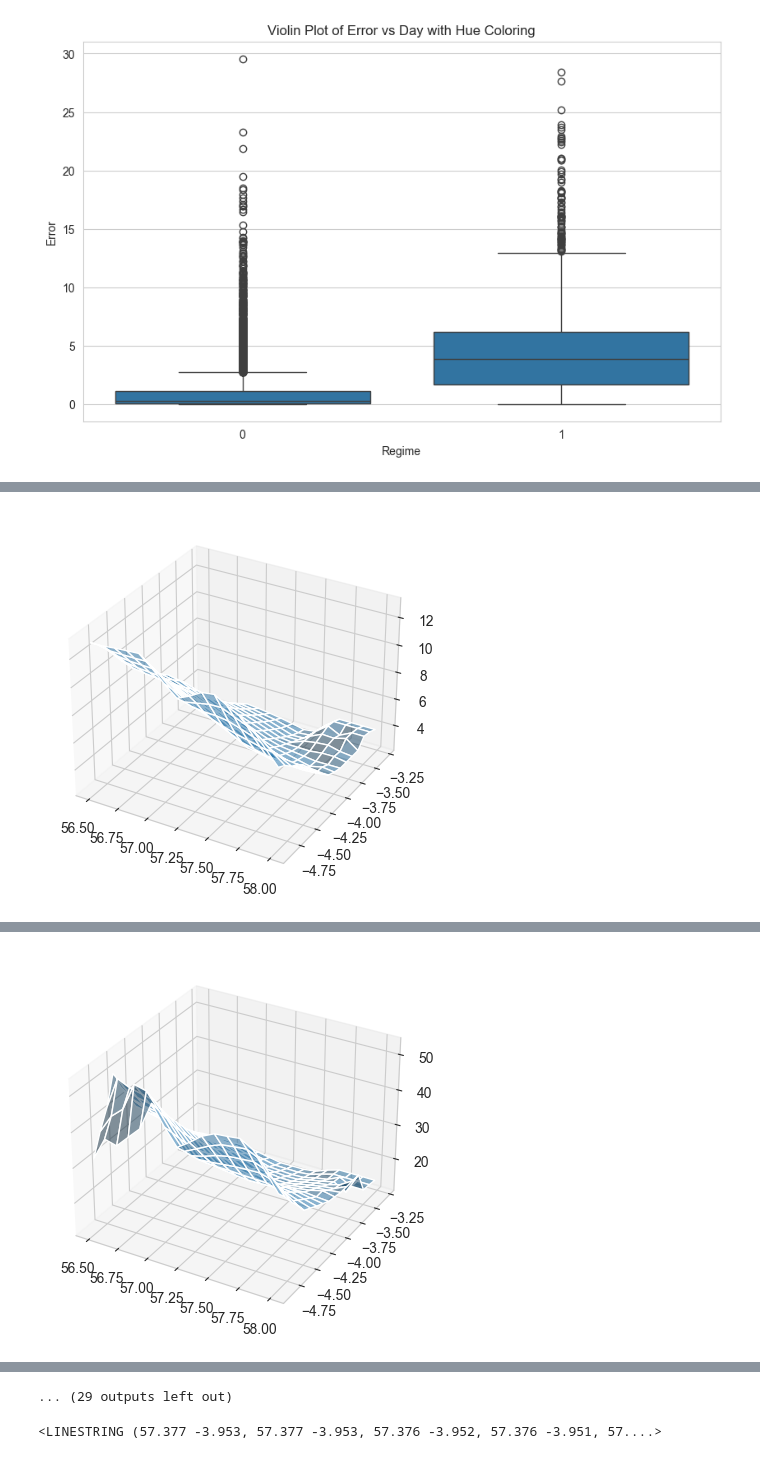
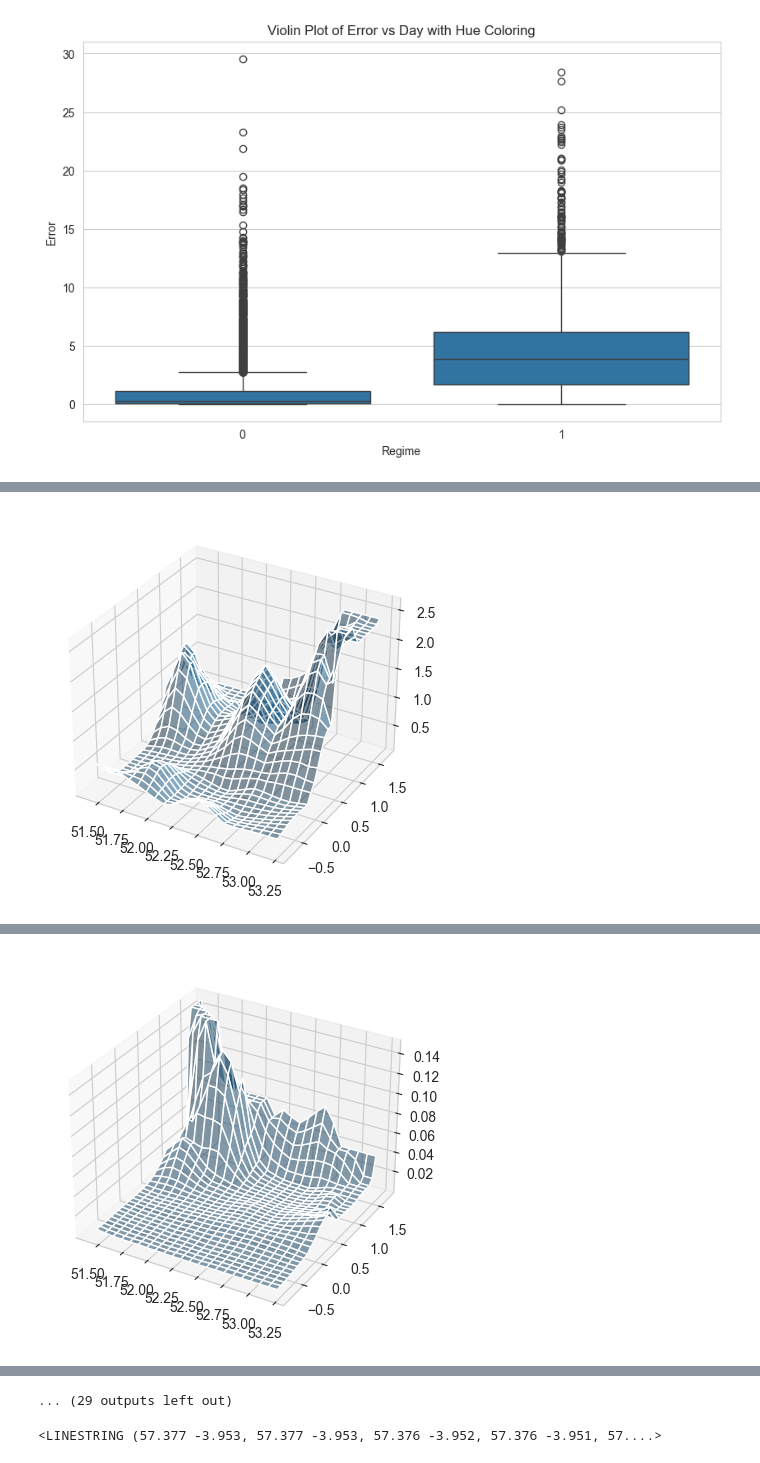
Before and after one commit to AlineGenvision/Lowlands-vs_highlands-streamflow, a Jupyter notebook: data_visualisation.ipynb, the cells around one changed output, grey strips where cells are left out. Drawn from its saved outputs; the diff is of its cells as text; code cells hidden in the pictures.

```diff
--- a/data_visualisation.ipynb
+++ b/data_visualisation.ipynb
@@ -62,12 +8,0 @@ df_comparison
-# %%
-fig, ax1 = plt.subplots(figsize=(16, 8))
-
-colors = df_comparison['Regime'].map({0: 'blue', 1: 'red'})
-
-ax1.scatter(df_comparison['Day'], df_comparison['Error'], c=colors, s=3)
-ax1.set_xlabel('Date')
-ax1.xaxis.set_major_locator(mdt.MonthLocator())
-ax1.xaxis.set_major_formatter(mdt.DateFormatter('%b'))
-
-plt.title('Histogram')
-plt.show()
@@ -333,7 +112,7 @@ def fill_non_finite_values(data):
 import scipy
 
 # Function to interpolate for each timestep
-def interpolate_surface(subset, var_name='tp'):
+def interpolate_surface(subset, factor=1000*24, var_name='tp'):
     lats = subset.latitude.values
     lons = subset.longitude.values
     times = subset.time.values
@@ -347,11 +126,12 @@ def interpolate_surface(subset, var_name='tp'):
 
         # Check for non-finite values in the data
         data_filled = fill_non_finite_values(data)
-        print(data_filled.max())
 
         # Interpolate using LinearNDInterpolator
-        interpolator = scipy.interpolate.RegularGridInterpolator((lats, lons), data_filled*100*24, method='cubic')
-
+        try:
+            interpolator = scipy.interpolate.RegularGridInterpolator((lats, lons), data_filled*factor, method='cubic')
+        except:
+            interpolator = scipy.interpolate.RegularGridInterpolator((lats, lons), data_filled*factor, method='linear')
         # Store the interpolator function
         interpolated_functions[time] = interpolator
 
@@ -409,10 +190,12 @@ PermissionError: [Errno 13] Permission denied: 'C:\\Users\\aline\\soil-moisture-
 # %%
+import numpy as np
+
 ### Produce lumped regression files per catchment
 RESOLUTION = 0.10
 BUFFER = 3
 
-db = pd.read_csv(paths.DATA + '/Catchments_Fens.csv')
-for i in [25]: #range(len(db)):
+db = pd.read_csv(paths.DATA + '/Catchments_Database.csv')
+for i in [0]: #range(len(db)):
     db_path = paths.CATCHMENT_BASINS + '/' + str(db.loc[i][0])
     boundary_path = db_path + '/' + db.loc[i][4]
 
@@ -622,20 +406,16 @@ plot_with_folium(domain_data=subset, catchment_polygon=catchment_polygon, date=(
 [interactive output not drawn]
 # %%
 %%time
-
-rain_data = xr.open_dataset(paths.WEATHER_UK + '/Rainfall_0.1/rainfall_aggregated_9to9_1981_0.1.nc')
-rain_data
-
-domain_rain = rain_data
+domain_rain = xr.open_dataset(paths.RAINFALL_UK_SHIFTED_HR)
 RESOLUTION = 0.1
 
-db = pd.read_csv(paths.DATA + '/Catchments_Fens.csv')
-for i in [25]: #range(len(db)):
+db = pd.read_csv(paths.DATA + '/Catchments_Database.csv')
+for i in [0]: #range(len(db)):
     db_path = paths.CATCHMENT_BASINS + '/' + str(db.loc[i][0])
     boundary_path = db_path + '/' + db.loc[i][4]
 
 lat_min, lat_max, lon_min, lon_max = extract_raster_to_interpolate(boundary_path, RESOLUTION)
 subset = domain_rain.sel(latitude=slice(lat_max, lat_min), longitude=slice(lon_min, lon_max))
 
-interpolated_functions = interpolate_surface(subset)
+interpolated_functions = interpolate_surface(subset, factor=100*24)
 # %% [output]
@@ -647 +425 @@ interpolated_functions = interpolate_surface(subset)
-[figure, old version]
+[figure, new version]
@@ -650 +427 @@ interpolated_functions = interpolate_surface(subset)
-[figure, old version]
+[figure, new version]
```
Also changed, not shown: parts of 22 cells of this notebook, 14 other files.
